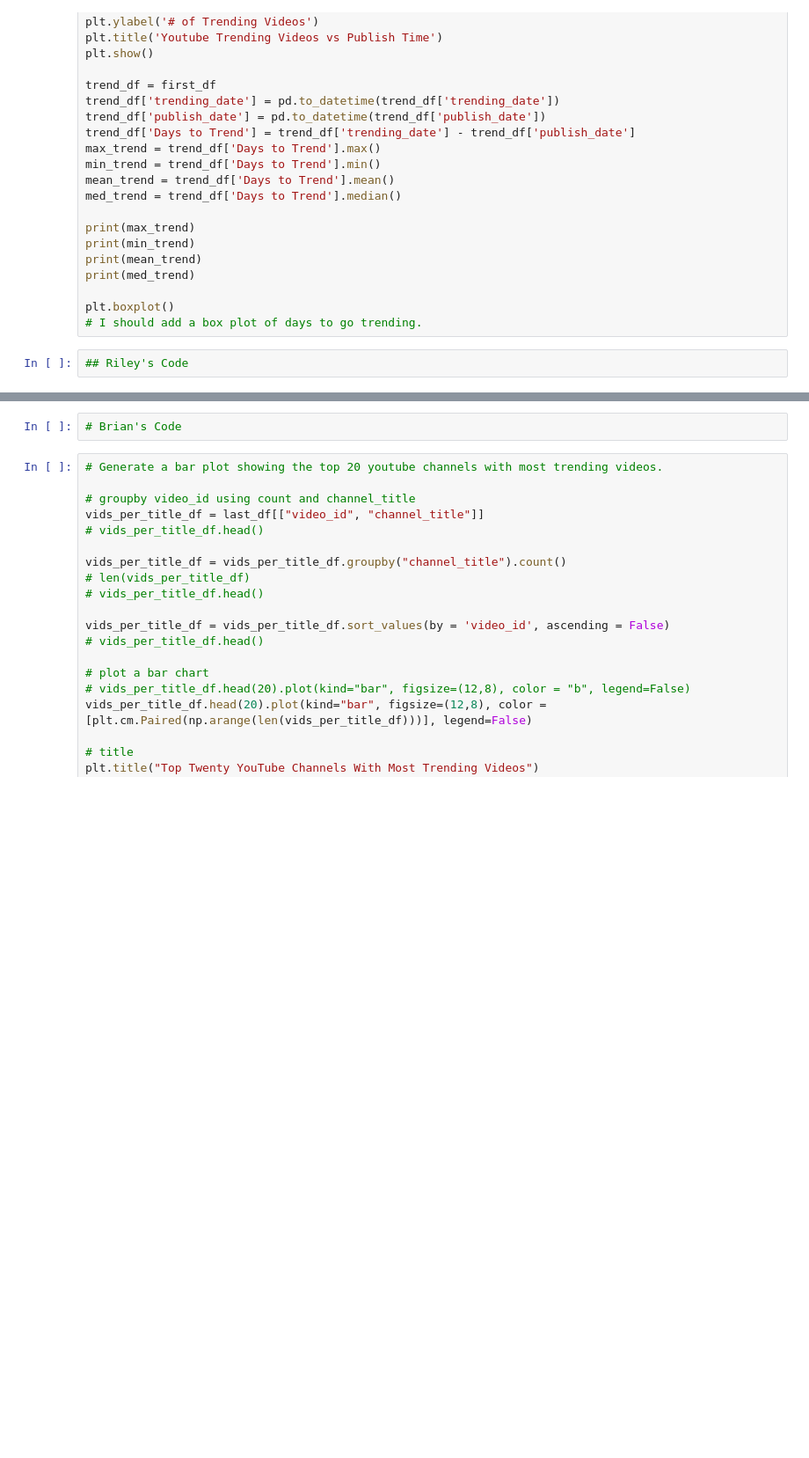
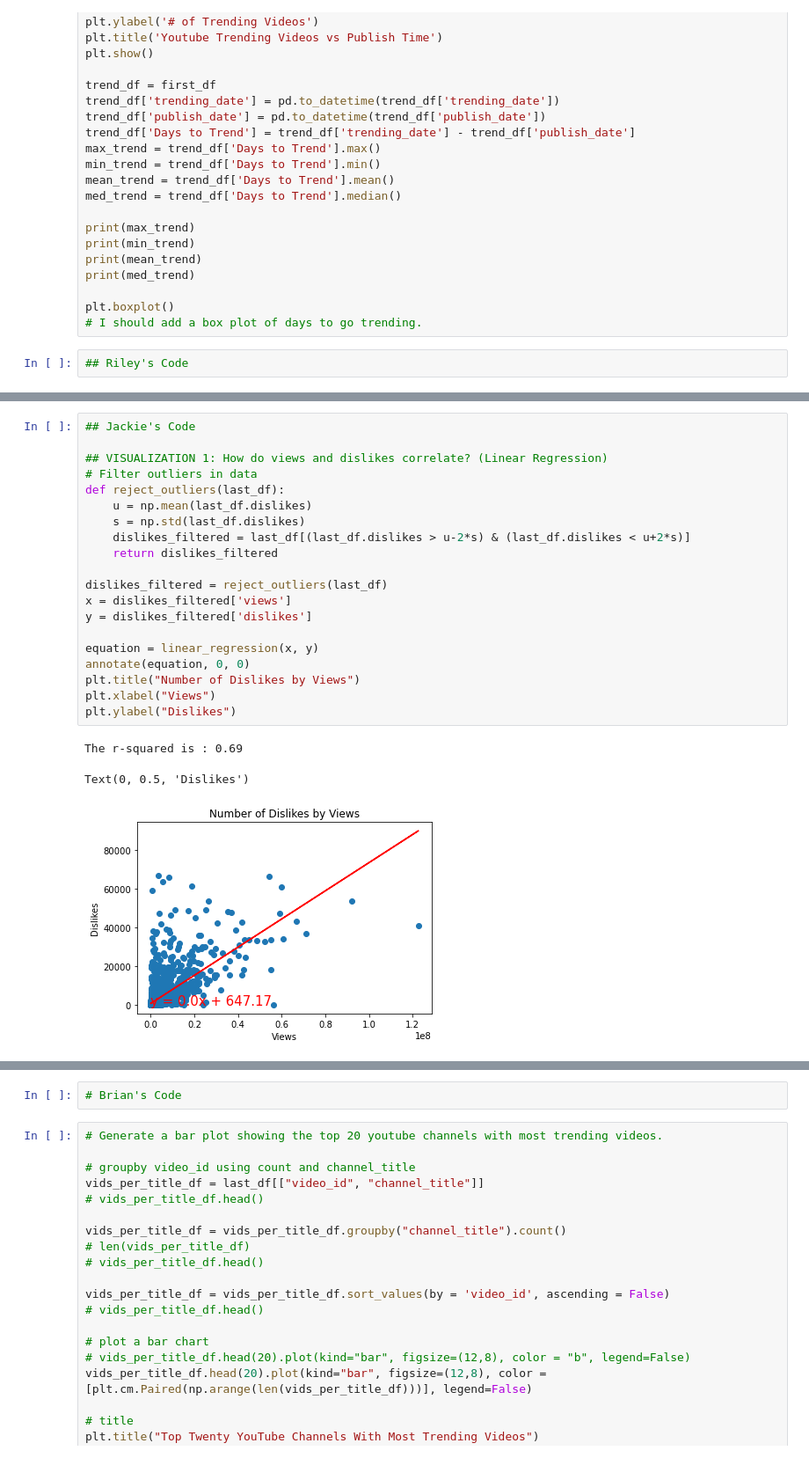
Before and after one commit to JacquelineMeyer1000/Project1_Group3, a Jupyter notebook: Group3_YouTube.ipynb, the cells around one changed output, grey strips where cells are left out. Shown at 88% size. Drawn from its saved outputs; the diff is of its cells as text; blank space fills up the shorter version.

```diff
--- a/Group3_YouTube.ipynb
+++ b/Group3_YouTube.ipynb
@@ -216,0 +209,24 @@ videos_corr.unstack().sort_values()
+# %%
+## Jackie's Code
+
+## VISUALIZATION 1: How do views and dislikes correlate? (Linear Regression)
+# Filter outliers in data
+def reject_outliers(last_df):
+    u = np.mean(last_df.dislikes)
+    s = np.std(last_df.dislikes)
+    dislikes_filtered = last_df[(last_df.dislikes > u-2*s) & (last_df.dislikes < u+2*s)]
+    return dislikes_filtered
+
+dislikes_filtered = reject_outliers(last_df)
+x = dislikes_filtered['views']
+y = dislikes_filtered['dislikes']
+
+equation = linear_regression(x, y)
+annotate(equation, 0, 0)
+plt.title("Number of Dislikes by Views")
+plt.xlabel("Views")
+plt.ylabel("Dislikes")
+# %% [output]
+The r-squared is : 0.69
+Text(0, 0.5, 'Dislikes')
+[figure, added]
```
Also changed, not shown: parts of 10 cells of this notebook.
